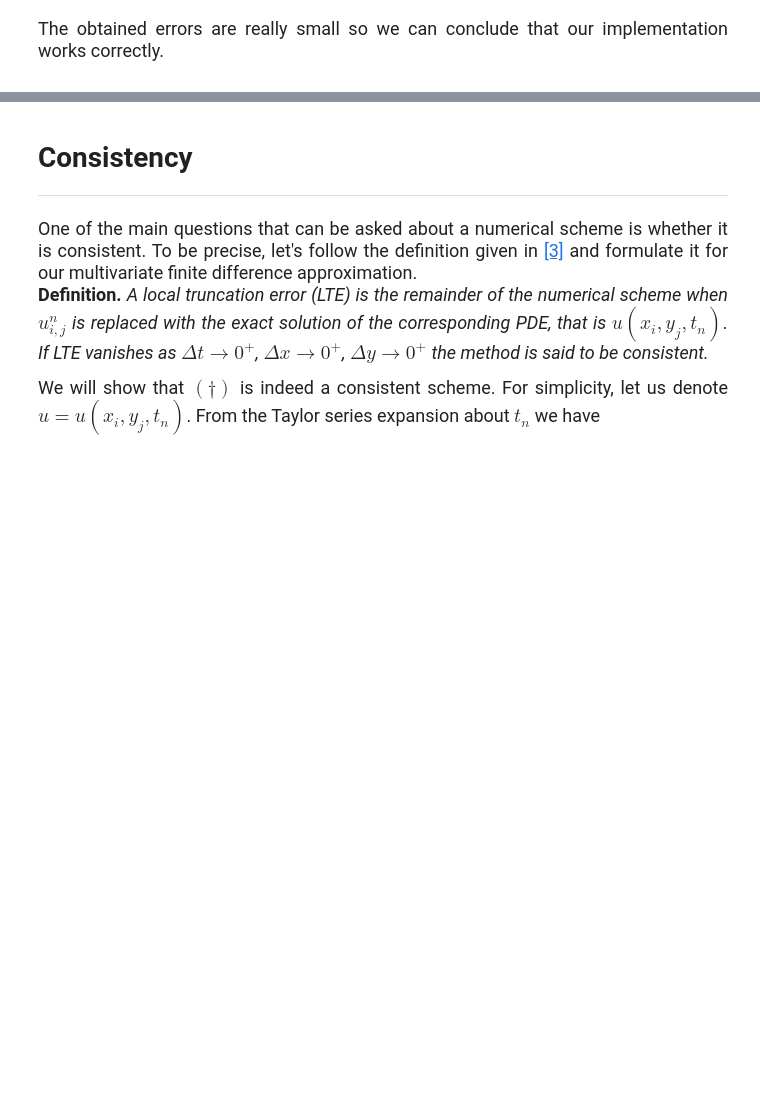
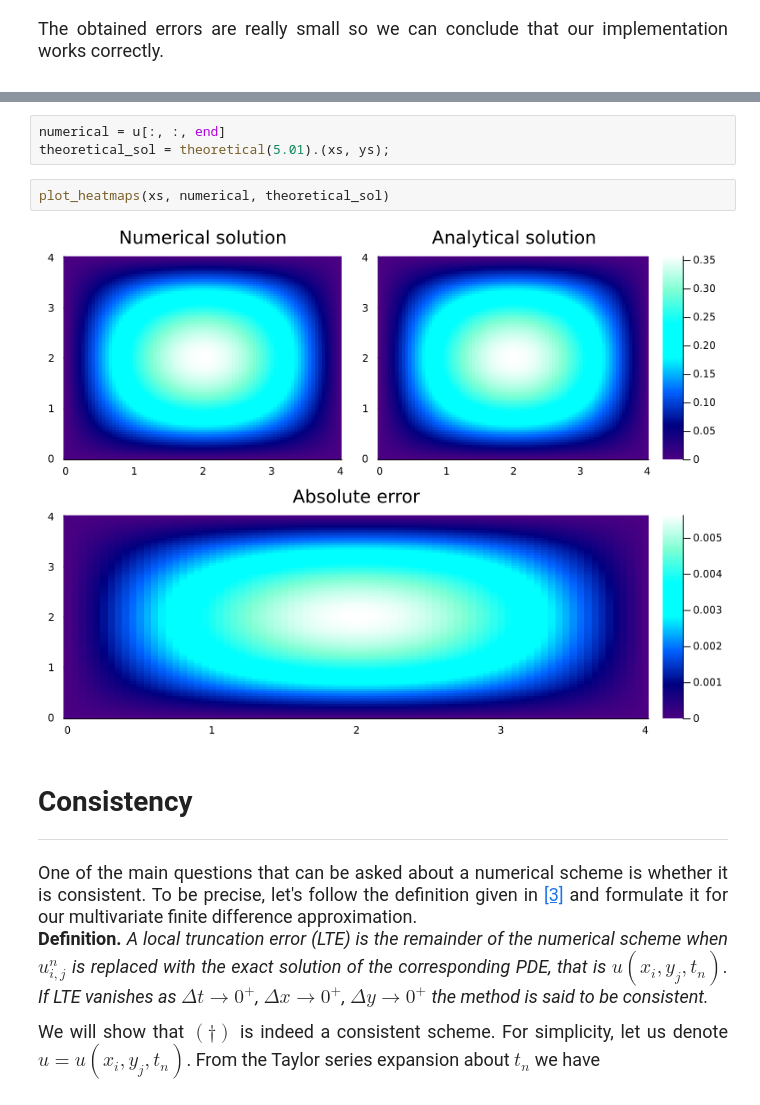
Before and after one commit to MarcinBear/PDE-project, a Jupyter notebook: PDE-project.ipynb, the cells around one changed output, grey strips where cells are left out. Drawn from its saved outputs; the diff is of its cells as text; blank space fills up the shorter version.

```diff
--- a/PDE-project.ipynb
+++ b/PDE-project.ipynb
@@ -765,3 +750,10 @@ plot(dxs, errors)
+# %%
+numerical = u[:, :, end]
+theoretical_sol = theoretical(5.01).(xs, ys);
+# %%
+plot_heatmaps(xs, numerical, theoretical_sol)
+# %% [output]
+[figure, added]
 # %% [markdown]
 <div class="text", style="font-family: 'Times New Roman', Times, serif;
                           font-weight: normal;
```
Also changed, not shown: parts of 16 cells of this notebook.
